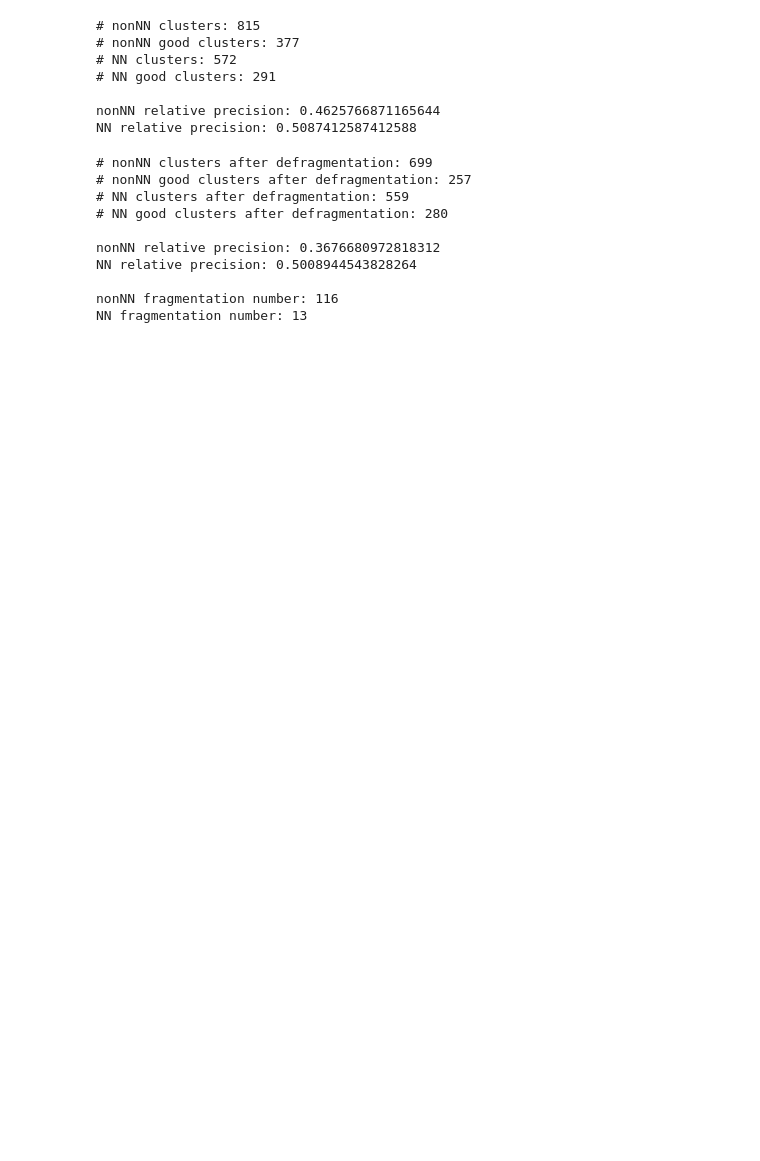
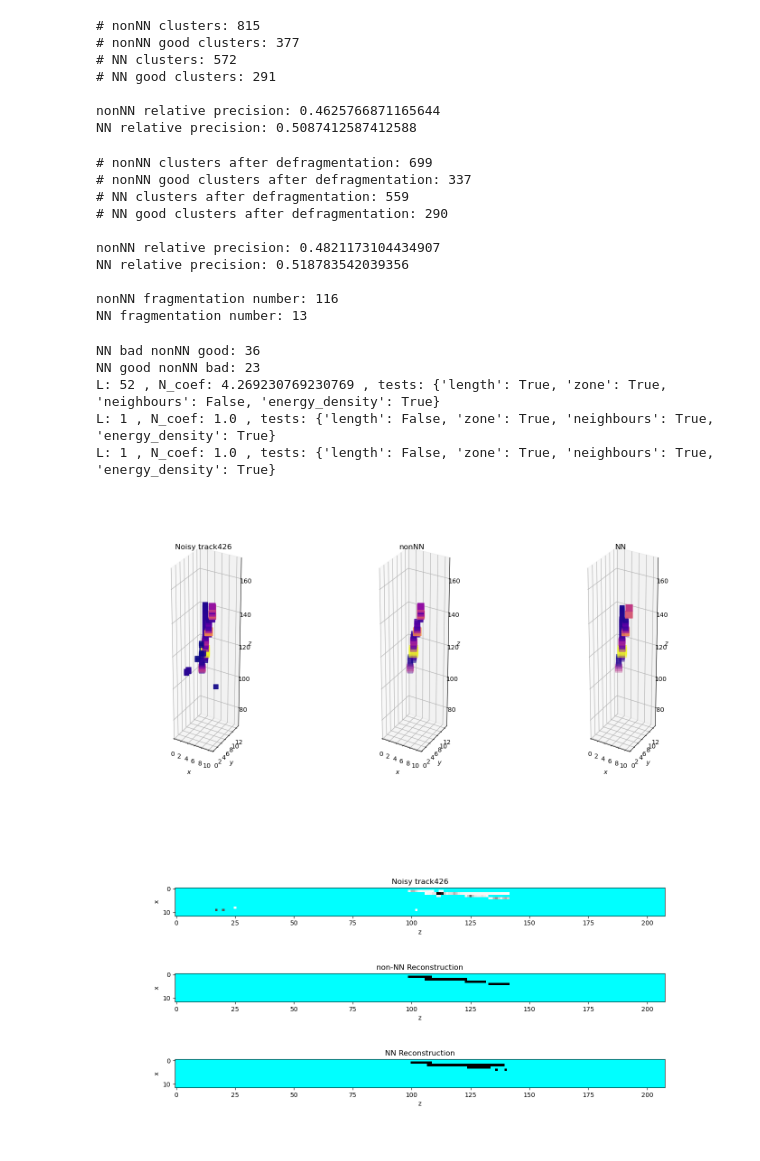
Before and after one commit to gajdosmatej/track_denoiser, a Jupyter notebook: notebooks/tests.ipynb, the cells around one changed output. Drawn from its saved outputs; the diff is of its cells as text; code cells hidden in the pictures; blank space fills up the shorter version.

```diff
--- a/notebooks/tests.ipynb
+++ b/notebooks/tests.ipynb
@@ -62,9 +63,9 @@ NN relative precision: 0.5087412587412588
 # %%
 #Fragmentation analysis
 NN_all = 0
-NN_good = 0
+NN_good = []
 nonNN_all = 0
-nonNN_good = 0
+nonNN_good = []
 NN_fragmentation_number = 0
 nonNN_fragmentation_number = 0
 
@@ -79,33 +80,70 @@ for i in range(classified.shape[0]):
 	for cluster in clusters_nonNN_defrag:
 		cluster.setEnergy(noisy_with_E[i])
 		cluster.runTests()
-		if cluster.isGood():	nonNN_good += 1
+		if cluster.isGood():	nonNN_good.append(i)
 		nonNN_all += 1
 
 	for cluster in clusters_NN_defrag:
 		cluster.setEnergy(noisy_with_E[i])
 		cluster.runTests()
-		if cluster.isGood():	NN_good += 1
+		if cluster.isGood():	NN_good.append(i)
 		NN_all += 1
 
 print("# nonNN clusters after defragmentation:", nonNN_all)
-print("# nonNN good clusters after defragmentation:", nonNN_good)
+print("# nonNN good clusters after defragmentation:", len(nonNN_good))
 print("# NN clusters after defragmentation:", NN_all)
-print("# NN good clusters after defragmentation:", NN_good)
+print("# NN good clusters after defragmentation:", len(NN_good))
 print("")
-print("nonNN relative precision:", nonNN_good / nonNN_all)
-print("NN relative precision:", NN_good / NN_all)
+print("nonNN relative precision:", len(nonNN_good) / nonNN_all)
+print("NN relative precision:", len(NN_good) / NN_all)
 print("")
 print("nonNN fragmentation number:", nonNN_fragmentation_number)
 print("NN fragmentation number:", NN_fragmentation_number)
 # %% [output]
 # nonNN clusters after defragmentation: 699
-# nonNN good clusters after defragmentation: 257
+# nonNN good clusters after defragmentation: 337
 # NN clusters after defragmentation: 559
-# NN good clusters after defragmentation: 280
+# NN good clusters after defragmentation: 290
 
-nonNN relative precision: 0.3676680972818312
-NN relative precision: 0.5008944543828264
+nonNN relative precision: 0.4821173104434907
+NN relative precision: 0.518783542039356
 
 nonNN fragmentation number: 116
 NN fragmentation number: 13
+# %%
+#Show good nonNN bad NN
+diff = [i for i in nonNN_good if i not in NN_good]
+other_diff = [i for i in NN_good if i not in nonNN_good]
+index = numpy.random.choice(diff)
+print("NN bad nonNN good:",len(diff))
+print("NN good nonNN bad:", len(other_diff))
+
+for cluster in Cluster.clusterise(classified[index]):
+	cluster.setEnergy(noisy_with_E[index])
+	cluster.runTests()
+	print("L:", cluster.length, ", N_coef:", cluster.neighbour_coef, ", tests:", cluster.tests)
+
+fig = matplotlib.pyplot.figure(figsize=matplotlib.pyplot.figaspect(0.33))
+ax1 = fig.add_subplot(1, 3, 1, projection='3d')
+ax2 = fig.add_subplot(1, 3, 2, projection='3d')
+ax3 = fig.add_subplot(1, 3, 3, projection='3d')
+Plotting.plot3DToAxis(noisy[index], ax1, "Noisy " + names[index], z_cut = (70,170))
+Plotting.plot3DToAxis(clean[index], ax2, "nonNN", z_cut = (70,170))
+E_max = numpy.max(noisy_with_E[index])
+
+Plotting.plot3DToAxis(numpy.where(classified[index]>0, noisy[index],0), ax3, "NN", z_cut = (70,170))
+
+fig.set_size_inches(14, 7)
+fig.tight_layout()
+
+Plotting.getPlotEventOneAxis(noisy[index], numpy.where(clean[index]>0,1,0), classified[index], 1, names[index])
+fig = matplotlib.pyplot.gcf()
+fig.set_size_inches(14, 7)
+# %% [output]
+NN bad nonNN good: 36
+NN good nonNN bad: 23
+L: 52 , N_coef: 4.269230769230769 , tests: {'length': True, 'zone': True, 'neighbours': False, 'energy_density': True}
+L: 1 , N_coef: 1.0 , tests: {'length': False, 'zone': True, 'neighbours': True, 'energy_density': True}
+L: 1 , N_coef: 1.0 , tests: {'length': False, 'zone': True, 'neighbours': True, 'energy_density': True}
+[figure, added]
+[figure, added]
```
Also changed, not shown: parts of 7 cells of this notebook, 10 other files.
